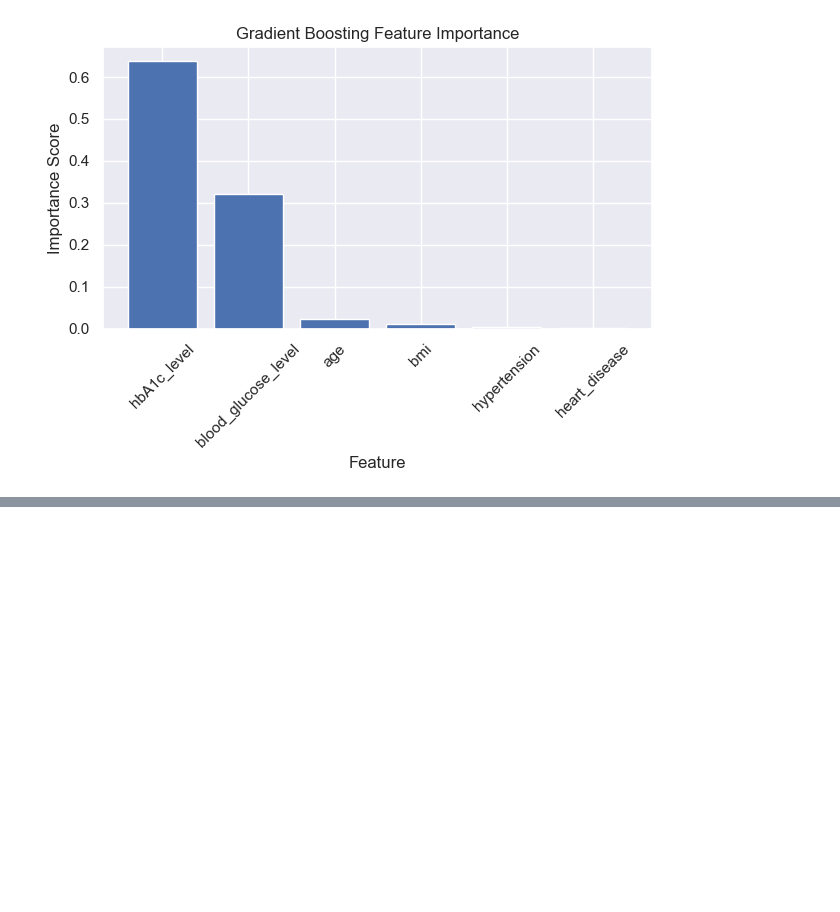
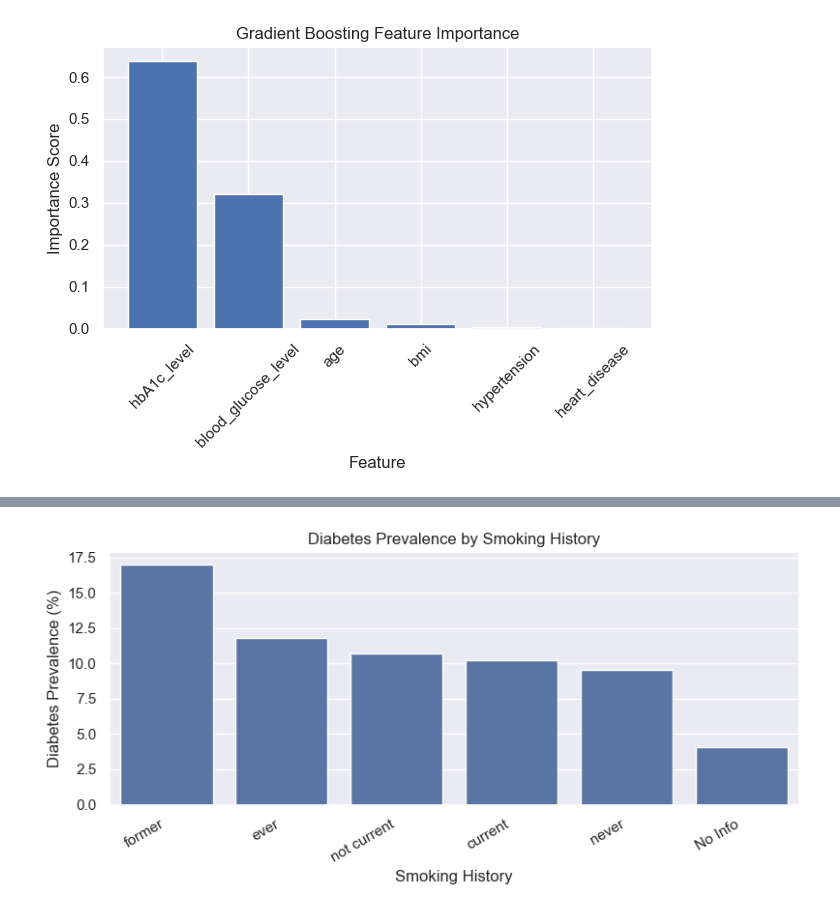
Before and after one commit to OnyiMillie/Diabetes_dataset, a Jupyter notebook: diabetes.ipynb, the cells around one changed output, grey strips where cells are left out. Cells and saved outputs as stored; diff of their text form; code cells hidden in the pictures; blank space fills up the shorter version.

```diff
--- a/diabetes.ipynb
+++ b/diabetes.ipynb
@@ -926,0 +1126,22 @@ non-linear interactions; and Gradient Boosting focuses most strongly on direct m
+# %%
+# bar chart plot of diabetes by smoking history
+
+# Checking for columns exist
+df_smoking = df[["smoking_history", "diabetes"]].dropna()
+
+# Calculate prevalence (%)
+smoking_diabetes = (
+    df_smoking
+    .groupby("smoking_history")["diabetes"]
+    .mean()
+    .reset_index()
+)
+
+smoking_diabetes["prevalence"] = smoking_diabetes["diabetes"] * 100
+
+# Sort in descending order
+smoking_diabetes = smoking_diabetes.sort_values(
+    by="prevalence", ascending=False
+)
+
+smoking_diabetes
@@ -926,0 +1156,16 @@ non-linear interactions; and Gradient Boosting focuses most strongly on direct m
+# %%
+plt.figure(figsize=(8, 4))
+sns.barplot(
+    data=smoking_diabetes,
+    x="smoking_history",
+    y="prevalence"
+)
+
+plt.ylabel("Diabetes Prevalence (%)")
+plt.xlabel("Smoking History")
+plt.title("Diabetes Prevalence by Smoking History")
+plt.xticks(rotation=30, ha="right")
+plt.tight_layout()
+plt.show()
+# %% [output]
+[figure, added]
```
Also changed, not shown: parts of 58 cells of this notebook.
